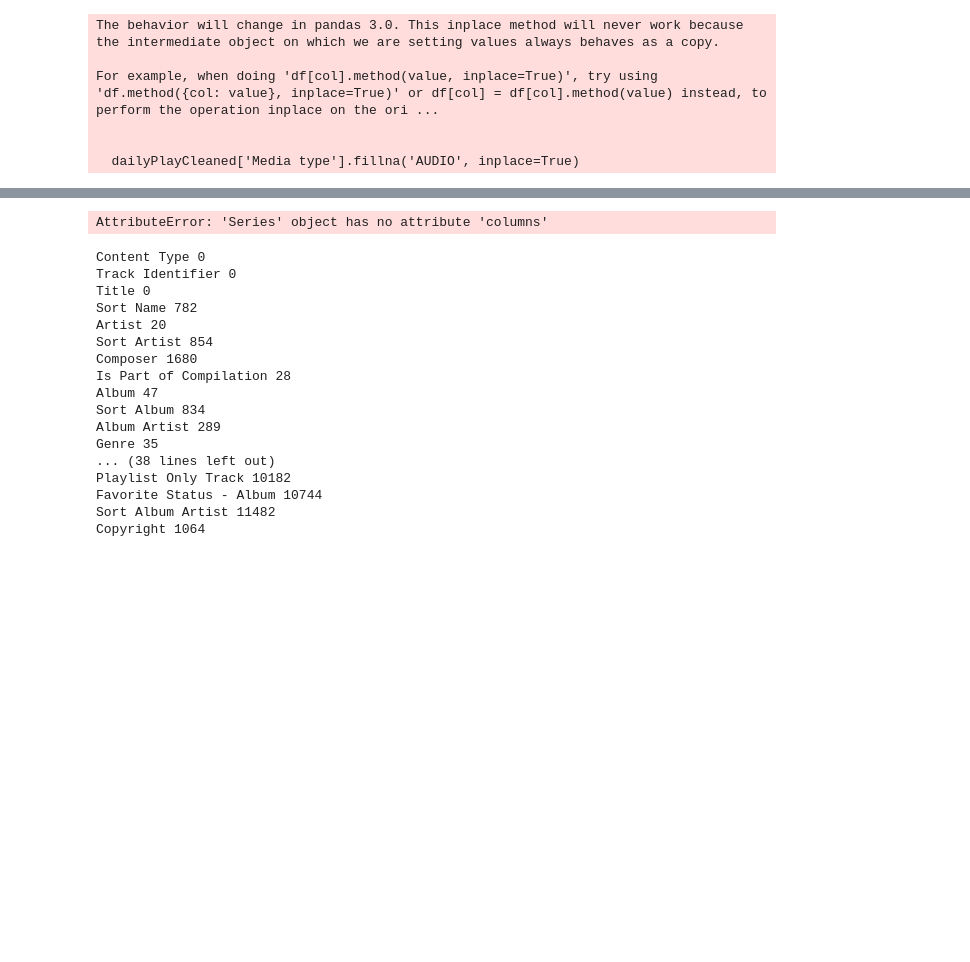
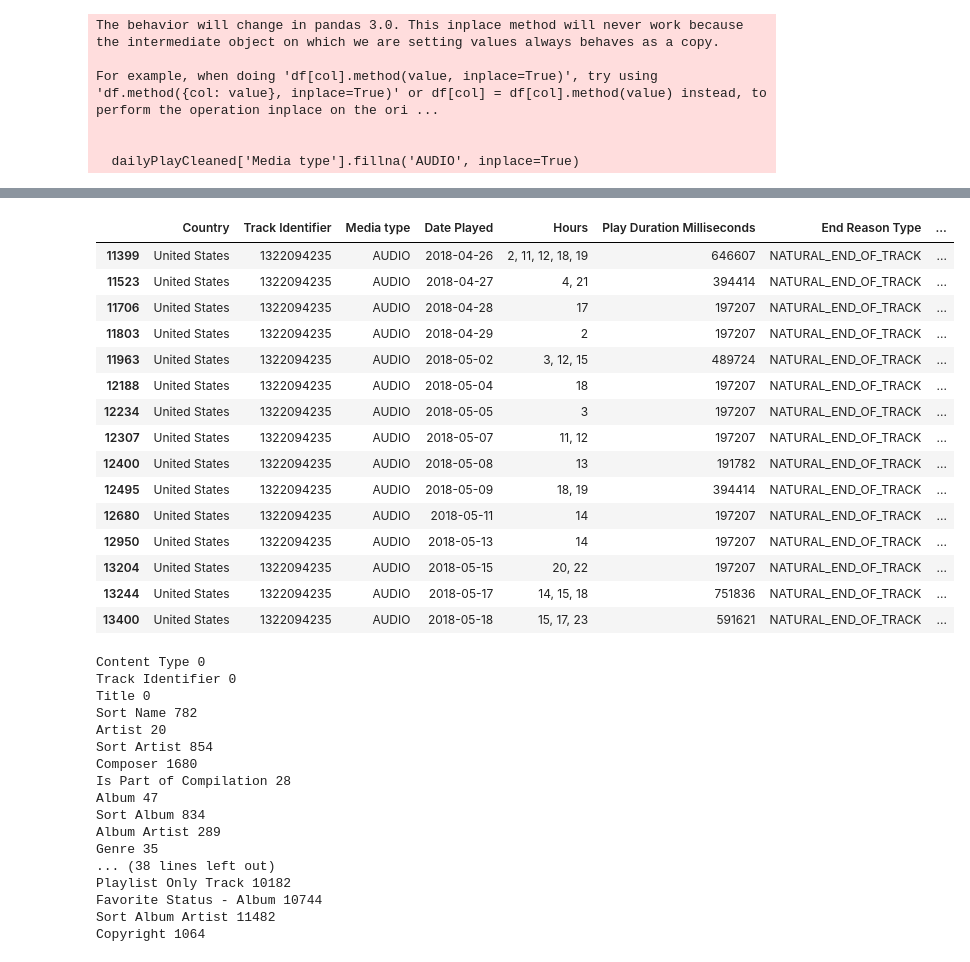
Before and after one commit to kurt-jr/Genius, a Jupyter notebook: AppleMusic.ipynb, the cells around one changed output, grey strips where cells are left out. Cells and saved outputs as stored; diff of their text form; code cells hidden in the pictures; blank space fills up the shorter version.

```diff
--- a/AppleMusic.ipynb
+++ b/AppleMusic.ipynb
@@ -13,10 +14,10 @@ import sys
 import lyricsgenius # a wrapper around requests that works specifically with the Genius API
 sys.tracebacklimit = 0 # turn off the error tracebacks
 # %%
-dailyPlay = pd.read_csv('Apple Media Services Information Part 1 of 2/Apple_Media_Services/Apple Music Activity/Apple Music - Play History Daily Tracks.csv')
-topContent = pd.read_csv('Apple Media Services Information Part 1 of 2/Apple_Media_Services/Apple Music Activity/Apple Music - Top Content.csv')
-favs = pd.read_csv('Apple Media Services Information Part 1 of 2/Apple_Media_Services/Apple Music Activity/Apple Music - Favorites.csv')
-libraryTracks = pd.read_json('Apple Media Services Information Part 1 of 2/Apple_Media_Services/Apple Music Activity/Apple Music Library Tracks.json')
+dailyPlay = pd.read_csv('AppleMusicData/Apple Music - Play History Daily Tracks.csv')
+topContent = pd.read_csv('AppleMusicData/Apple Music - Top Content.csv')
+favs = pd.read_csv('AppleMusicData/Apple Music - Favorites.csv')
+libraryTracks = pd.read_json('AppleMusicData/Apple Music Library Tracks.json')
 libraryTracks = libraryTracks.drop(columns=['Sort Composer'])
 # %%
 print(favs['Favorite Type'].unique())
@@ -105,7 +91,22 @@ TypeError: no numeric data to plot
-# %%
-print(top_100_songs.columns)
-# %% [output]
-AttributeError: 'Series' object has no attribute 'columns'
+# %%
+dailyPlayCleaned[(dailyPlayCleaned['Track Description'] == 'BROCKHAMPTON - HOTTIE') & (dailyPlayCleaned['End Reason Type'] == 'NATURAL_END_OF_TRACK')].head(15)
+# %% [output]
+|  | Country | Track Identifier | Media type | Date Played | Hours | Play Duration Milliseconds | End Reason Type | ... |
+| 11399 | United States | 1322094235 | AUDIO | 2018-04-26 | 2, 11, 12, 18, 19 | 646607 | NATURAL_END_OF_TRACK | ... |
+| 11523 | United States | 1322094235 | AUDIO | 2018-04-27 | 4, 21 | 394414 | NATURAL_END_OF_TRACK | ... |
+| 11706 | United States | 1322094235 | AUDIO | 2018-04-28 | 17 | 197207 | NATURAL_END_OF_TRACK | ... |
+| 11803 | United States | 1322094235 | AUDIO | 2018-04-29 | 2 | 197207 | NATURAL_END_OF_TRACK | ... |
+| 11963 | United States | 1322094235 | AUDIO | 2018-05-02 | 3, 12, 15 | 489724 | NATURAL_END_OF_TRACK | ... |
+| 12188 | United States | 1322094235 | AUDIO | 2018-05-04 | 18 | 197207 | NATURAL_END_OF_TRACK | ... |
+| 12234 | United States | 1322094235 | AUDIO | 2018-05-05 | 3 | 197207 | NATURAL_END_OF_TRACK | ... |
+| 12307 | United States | 1322094235 | AUDIO | 2018-05-07 | 11, 12 | 197207 | NATURAL_END_OF_TRACK | ... |
+| 12400 | United States | 1322094235 | AUDIO | 2018-05-08 | 13 | 191782 | NATURAL_END_OF_TRACK | ... |
+| 12495 | United States | 1322094235 | AUDIO | 2018-05-09 | 18, 19 | 394414 | NATURAL_END_OF_TRACK | ... |
+| 12680 | United States | 1322094235 | AUDIO | 2018-05-11 | 14 | 197207 | NATURAL_END_OF_TRACK | ... |
+| 12950 | United States | 1322094235 | AUDIO | 2018-05-13 | 14 | 197207 | NATURAL_END_OF_TRACK | ... |
+| 13204 | United States | 1322094235 | AUDIO | 2018-05-15 | 20, 22 | 197207 | NATURAL_END_OF_TRACK | ... |
+| 13244 | United States | 1322094235 | AUDIO | 2018-05-17 | 14, 15, 18 | 751836 | NATURAL_END_OF_TRACK | ... |
+| 13400 | United States | 1322094235 | AUDIO | 2018-05-18 | 15, 17, 23 | 591621 | NATURAL_END_OF_TRACK | ... |
 # %%
 for colunm in libraryTracks.columns:
     print(colunm, libraryTracks[colunm].isna().sum())
```
Also changed, not shown: parts of 2 cells of this notebook, 8 other files.
